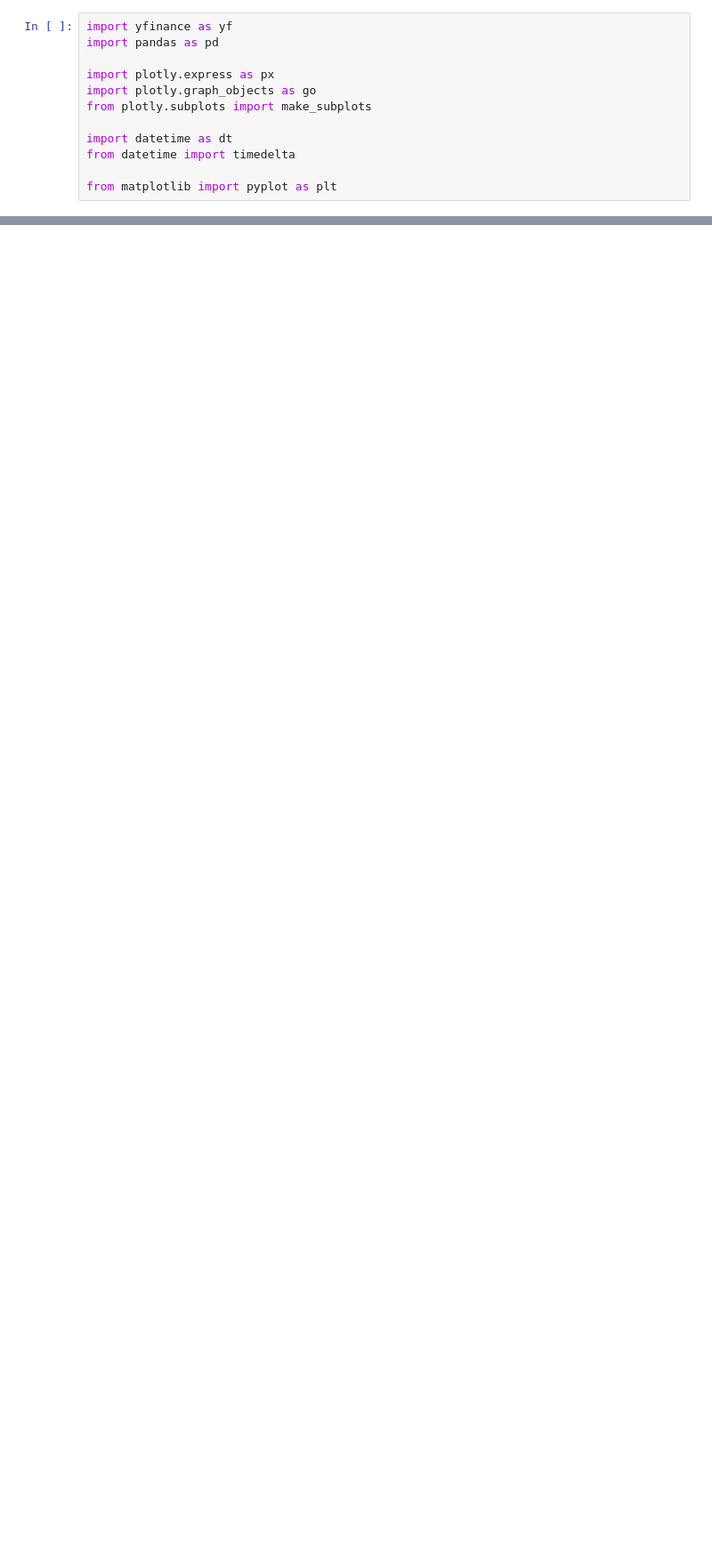
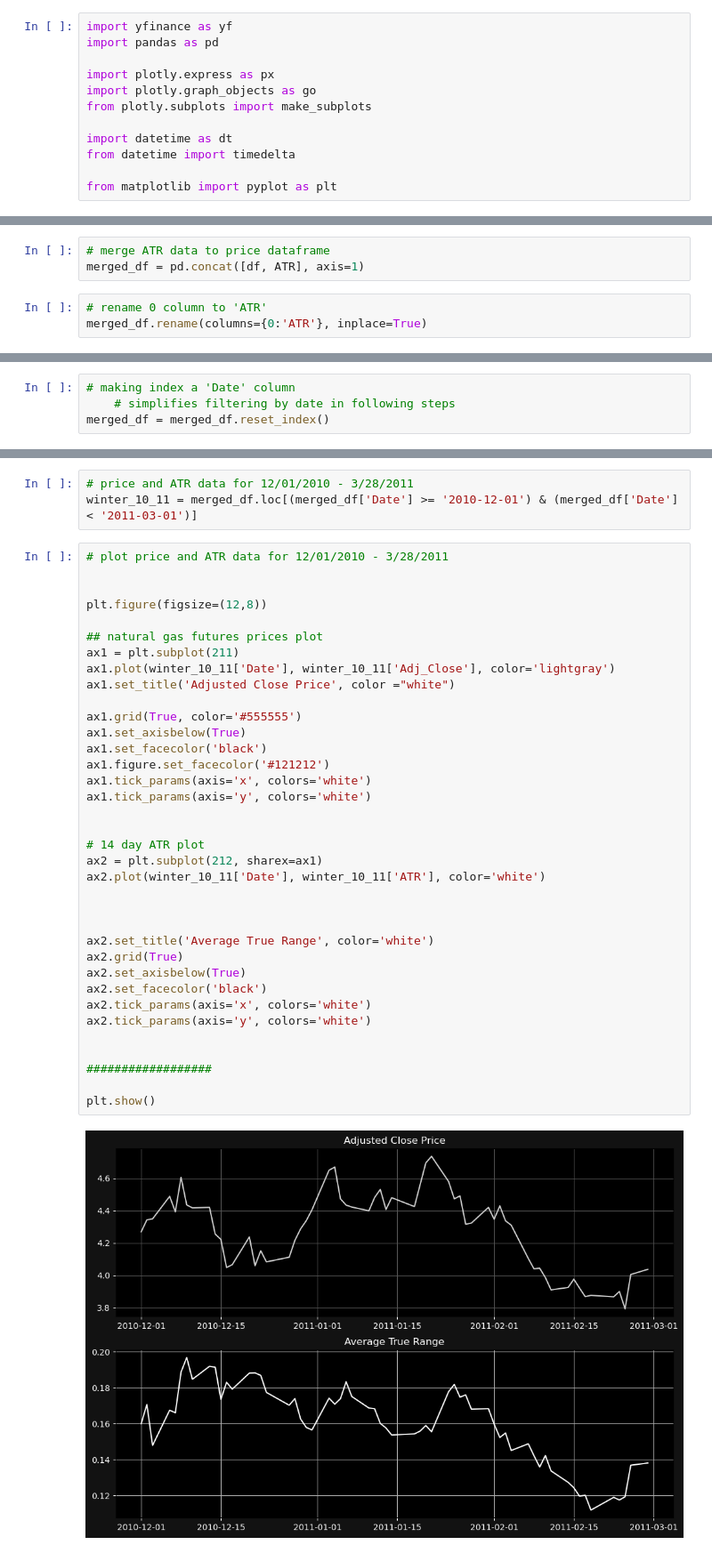
Before and after one commit to abridgers087/Group-Project-3, a Jupyter notebook: Natural Gas Futures and ATR(14).ipynb, the cells around one changed output, grey strips where cells are left out. Shown at 89% size. Drawn from its saved outputs; the diff is of its cells as text; blank space fills up the shorter version.

```diff
--- a/Natural Gas Futures and ATR(14).ipynb
+++ b/Natural Gas Futures and ATR(14).ipynb
@@ -98,0 +104,6 @@ plt.show()
+# %%
+# merge ATR data to price dataframe
+merged_df = pd.concat([df, ATR], axis=1)
+# %%
+# rename 0 column to 'ATR'
+merged_df.rename(columns={0:'ATR'}, inplace=True)
@@ -98,0 +131,4 @@ plt.show()
+# %%
+# making index a 'Date' column
+    # simplifies filtering by date in following steps
+merged_df = merged_df.reset_index()
@@ -98,0 +183,41 @@ plt.show()
+# %%
+# price and ATR data for 12/01/2010 - 3/28/2011
+winter_10_11 = merged_df.loc[(merged_df['Date'] >= '2010-12-01') & (merged_df['Date'] < '2011-03-01')]
+# %%
+# plot price and ATR data for 12/01/2010 - 3/28/2011
+
+
+plt.figure(figsize=(12,8))
+
+## natural gas futures prices plot
+ax1 = plt.subplot(211)
+ax1.plot(winter_10_11['Date'], winter_10_11['Adj_Close'], color='lightgray')
+ax1.set_title('Adjusted Close Price', color ="white")
+
+ax1.grid(True, color='#555555')
+ax1.set_axisbelow(True)
+ax1.set_facecolor('black')
+ax1.figure.set_facecolor('#121212')
+ax1.tick_params(axis='x', colors='white')
+ax1.tick_params(axis='y', colors='white')
+
+
+# 14 day ATR plot
+ax2 = plt.subplot(212, sharex=ax1)
+ax2.plot(winter_10_11['Date'], winter_10_11['ATR'], color='white')
+
+
+
+ax2.set_title('Average True Range', color='white')
+ax2.grid(True)
+ax2.set_axisbelow(True)
+ax2.set_facecolor('black')
+ax2.tick_params(axis='x', colors='white')
+ax2.tick_params(axis='y', colors='white')
+
+
+##################
+
+plt.show()
+# %% [output]
+[figure, added]
```
Also changed, not shown: parts of 15 cells of this notebook.
